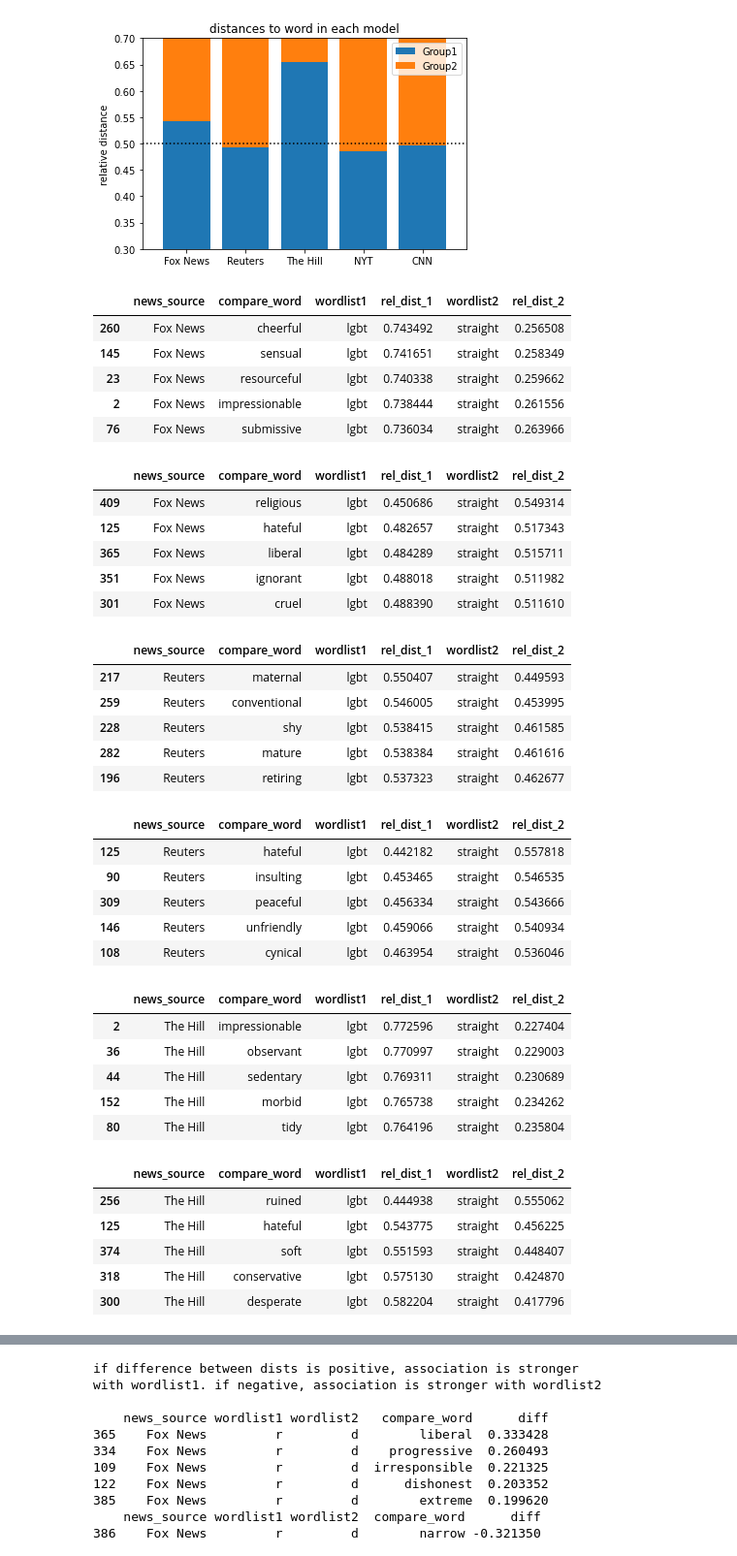
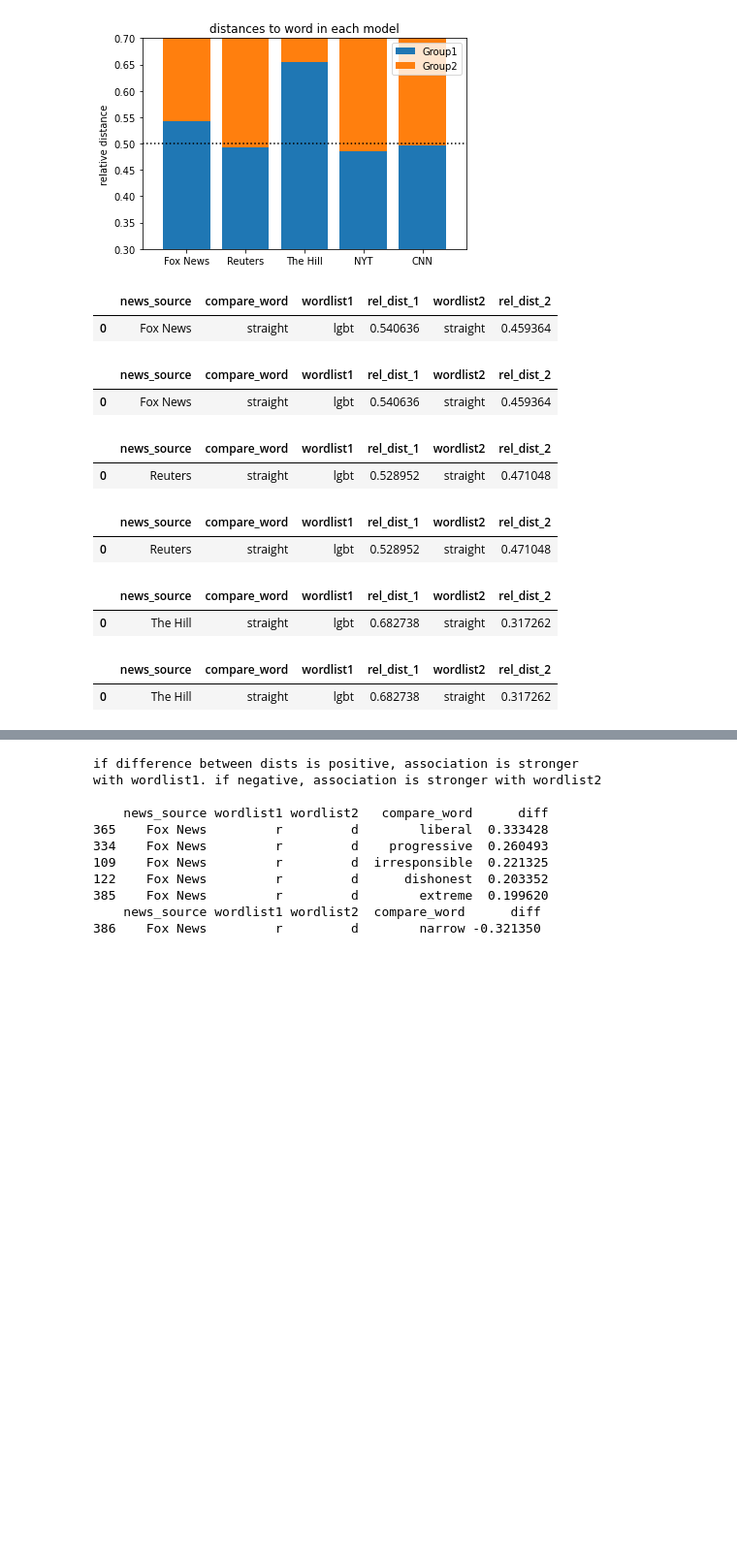
Before and after one commit to abbynewcomb/word_embeddings, a Jupyter notebook: analysis.ipynb, the cells around one changed output, grey strips where cells are left out. Shown: that part at 97% size. Saved outputs shown, nothing was run; the diff lists cells and outputs as text; code cells hidden in the pictures; blank space fills up the shorter version.

```diff
--- a/analysis.ipynb
+++ b/analysis.ipynb
@@ -221,8 +221,9 @@ def find_avg_relative_dists(news_source, model, wordlist_name1, wordlist1, wordl
 
     df_sorted = rels.sort_values(by='rel_dist_1', ascending=False)
     display(df_sorted.head())
-    df_sorted = rels.sort_values(by='rel_dist_2', ascending=False)
-    display(df_sorted.head())
+    if len(df_sorted) > 5
+        df_sorted = rels.sort_values(by='rel_dist_2', ascending=False)
+        display(df_sorted.head())
     print("\n")
 
 def find_rel_dists_compare_each_model(wordlist_name1, wordlist1, wordlist_name2, wordlist2, compare_wordlist):
@@ -299,42 +302,18 @@ plt.show()
 # %% [output]
 [figure]
 # %%
-find_rel_dists_compare_each_model('lgbt', ['homosexual'], 'straight', ['heterosexual'], adjectives)
+find_rel_dists_compare_each_model('lgbt', ['homosexual'], 'straight', ['heterosexual'], ['straight'])
 # %% [output]
 |  | news_source | compare_word | wordlist1 | rel_dist_1 | wordlist2 | rel_dist_2 |
-| 260 | Fox News | cheerful | lgbt | 0.743492 | straight | 0.256508 |
-| 145 | Fox News | sensual | lgbt | 0.741651 | straight | 0.258349 |
-| 23 | Fox News | resourceful | lgbt | 0.740338 | straight | 0.259662 |
-| 2 | Fox News | impressionable | lgbt | 0.738444 | straight | 0.261556 |
-| 76 | Fox News | submissive | lgbt | 0.736034 | straight | 0.263966 |
+| 0 | Fox News | straight | lgbt | 0.540636 | straight | 0.459364 |
 |  | news_source | compare_word | wordlist1 | rel_dist_1 | wordlist2 | rel_dist_2 |
-| 409 | Fox News | religious | lgbt | 0.450686 | straight | 0.549314 |
-| 125 | Fox News | hateful | lgbt | 0.482657 | straight | 0.517343 |
-| 365 | Fox News | liberal | lgbt | 0.484289 | straight | 0.515711 |
-| 351 | Fox News | ignorant | lgbt | 0.488018 | straight | 0.511982 |
-| 301 | Fox News | cruel | lgbt | 0.488390 | straight | 0.511610 |
+| 0 | Fox News | straight | lgbt | 0.540636 | straight | 0.459364 |
 |  | news_source | compare_word | wordlist1 | rel_dist_1 | wordlist2 | rel_dist_2 |
-| 217 | Reuters | maternal | lgbt | 0.550407 | straight | 0.449593 |
-| 259 | Reuters | conventional | lgbt | 0.546005 | straight | 0.453995 |
-| 228 | Reuters | shy | lgbt | 0.538415 | straight | 0.461585 |
-| 282 | Reuters | mature | lgbt | 0.538384 | straight | 0.461616 |
-| 196 | Reuters | retiring | lgbt | 0.537323 | straight | 0.462677 |
+| 0 | Reuters | straight | lgbt | 0.528952 | straight | 0.471048 |
 |  | news_source | compare_word | wordlist1 | rel_dist_1 | wordlist2 | rel_dist_2 |
-| 125 | Reuters | hateful | lgbt | 0.442182 | straight | 0.557818 |
-| 90 | Reuters | insulting | lgbt | 0.453465 | straight | 0.546535 |
-| 309 | Reuters | peaceful | lgbt | 0.456334 | straight | 0.543666 |
-| 146 | Reuters | unfriendly | lgbt | 0.459066 | straight | 0.540934 |
-| 108 | Reuters | cynical | lgbt | 0.463954 | straight | 0.536046 |
+| 0 | Reuters | straight | lgbt | 0.528952 | straight | 0.471048 |
 |  | news_source | compare_word | wordlist1 | rel_dist_1 | wordlist2 | rel_dist_2 |
-| 2 | The Hill | impressionable | lgbt | 0.772596 | straight | 0.227404 |
-| 36 | The Hill | observant | lgbt | 0.770997 | straight | 0.229003 |
-| 44 | The Hill | sedentary | lgbt | 0.769311 | straight | 0.230689 |
-| 152 | The Hill | morbid | lgbt | 0.765738 | straight | 0.234262 |
-| 80 | The Hill | tidy | lgbt | 0.764196 | straight | 0.235804 |
+| 0 | The Hill | straight | lgbt | 0.682738 | straight | 0.317262 |
 |  | news_source | compare_word | wordlist1 | rel_dist_1 | wordlist2 | rel_dist_2 |
-| 256 | The Hill | ruined | lgbt | 0.444938 | straight | 0.555062 |
-| 125 | The Hill | hateful | lgbt | 0.543775 | straight | 0.456225 |
-| 374 | The Hill | soft | lgbt | 0.551593 | straight | 0.448407 |
-| 318 | The Hill | conservative | lgbt | 0.575130 | straight | 0.424870 |
-| 300 | The Hill | desperate | lgbt | 0.582204 | straight | 0.417796 |
+| 0 | The Hill | straight | lgbt | 0.682738 | straight | 0.317262 |
 |  | news_source | compare_word | wordlist1 | rel_dist_1 | wordlist2 | rel_dist_2 |
```
Also changed, not shown: parts of 2 cells of this notebook.
